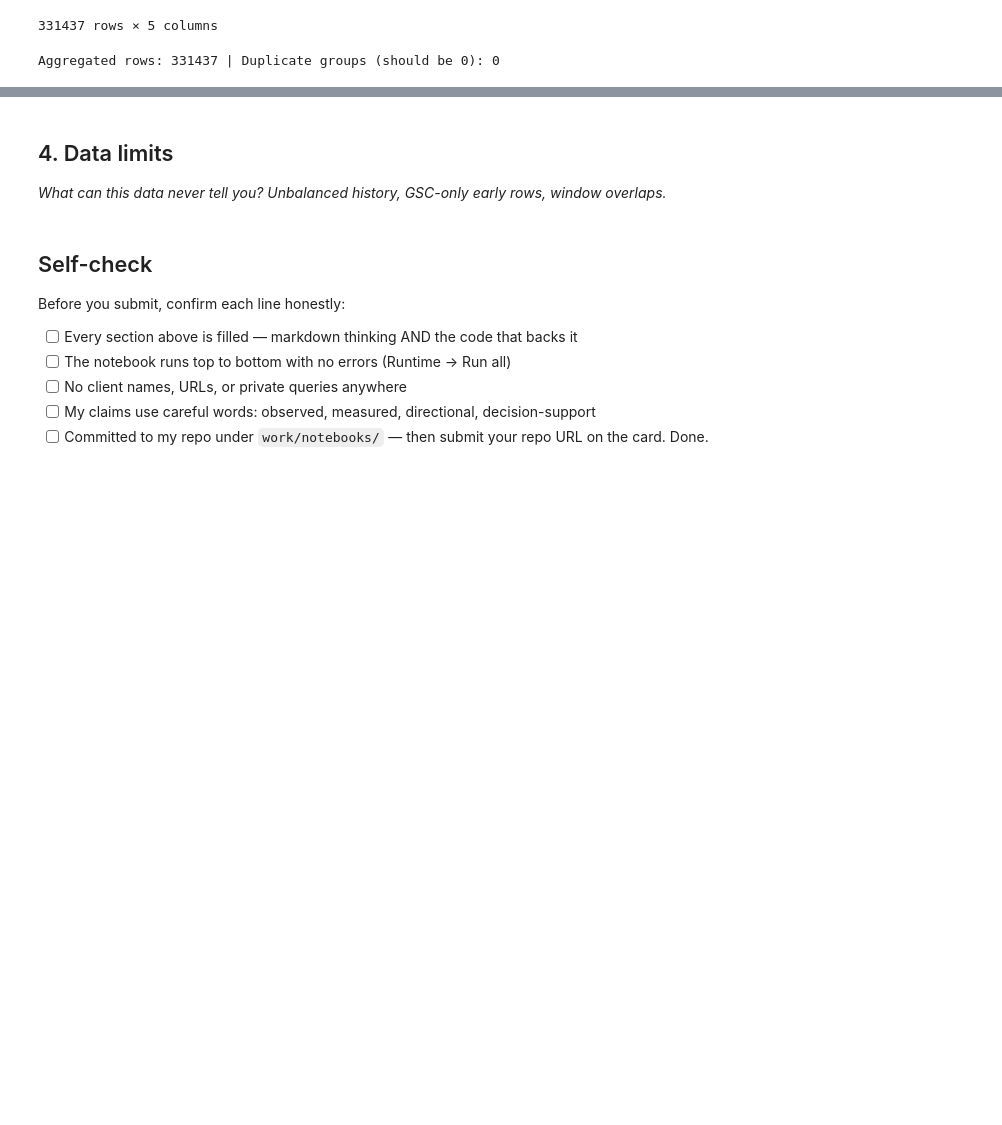
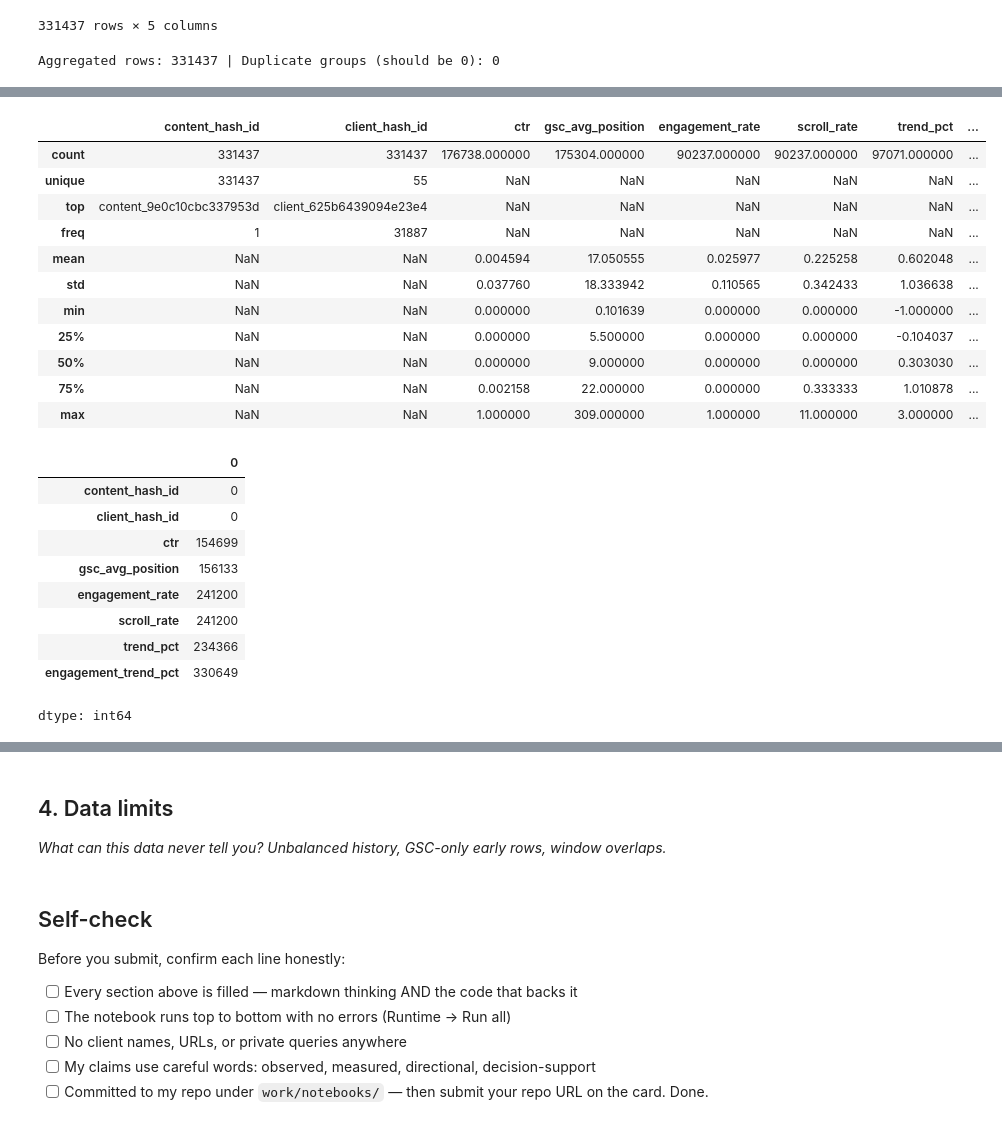
Before and after one commit to ammar-aa/Fly_rank_internship_repo, a Jupyter notebook: work/notebooks/w03_data_contract.ipynb, the cells around one changed output, grey strips where cells are left out. Cells and saved outputs as stored; diff of their text form; code cells hidden in the pictures; blank space fills up the shorter version.

```diff
--- a/work/notebooks/w03_data_contract.ipynb
+++ b/work/notebooks/w03_data_contract.ipynb
@@ -133,0 +258,42 @@ Aggregated rows: 331437 | Duplicate groups (should be 0): 0
+# %%
+MIN_VOLUME_GSC = 30   # gsc_impressions_prior floor -- impressions are naturally large-scale
+MIN_VOLUME_GA4 = 5    # ga4_engaged_sessions_prior floor -- engaged sessions are naturally small-scale
+TREND_CLIP = 3.0       # cap trend_pct-style ratios at +/-300% to control extreme small-base spikes
+
+feature_frame = con.sql(f"""
+    SELECT
+        m.content_hash_id,
+        m.client_hash_id,
+
+        -- feature 1: ctr
+        CASE WHEN m.gsc_impressions > 0 THEN m.gsc_clicks * 1.0 / m.gsc_impressions END AS ctr,
+
+        -- feature 2: gsc_avg_position (already averaged, excl. zeros)
+        m.gsc_avg_position,
+
+        -- feature 3: engagement_rate
+        CASE WHEN m.ga4_sessions > 0 THEN m.ga4_engaged_sessions * 1.0 / m.ga4_sessions END AS engagement_rate,
+
+        -- feature 4: scroll_rate
+        CASE WHEN m.ga4_sessions > 0 THEN m.scroll_events * 1.0 / m.ga4_sessions END AS scroll_rate,
+
+        -- feature 5a: trend_pct (GSC side), guarded + clipped
+        CASE WHEN f.gsc_impressions_prior >= {MIN_VOLUME_GSC}
+             THEN GREATEST(-{TREND_CLIP}, LEAST({TREND_CLIP},
+                (m.gsc_impressions - f.gsc_impressions_prior) * 1.0 / f.gsc_impressions_prior))
+        END AS trend_pct,
+
+        -- feature 5b: engagement_trend_pct (GA4 side), own guard + clip
+        CASE WHEN f.ga4_engaged_sessions_prior >= {MIN_VOLUME_GA4}
+             THEN GREATEST(-{TREND_CLIP}, LEAST({TREND_CLIP},
+                (m.ga4_engaged_sessions - f.ga4_engaged_sessions_prior) * 1.0 / f.ga4_engaged_sessions_prior))
+        END AS engagement_trend_pct
+
+    FROM march_agg m
+    LEFT JOIN feb_agg f
+        ON m.content_hash_id = f.content_hash_id
+        AND m.client_hash_id = f.client_hash_id
+""").df()
+
+print(len(feature_frame))
+feature_frame[['trend_pct', 'engagement_trend_pct']].describe()
@@ -133,0 +311,26 @@ Aggregated rows: 331437 | Duplicate groups (should be 0): 0
+# %%
+
+display(feature_frame.describe(include='all'),feature_frame.isna().sum())
+# %% [output]
+|  | content_hash_id | client_hash_id | ctr | gsc_avg_position | engagement_rate | scroll_rate | trend_pct | ... |
+| count | 331437 | 331437 | 176738.000000 | 175304.000000 | 90237.000000 | 90237.000000 | 97071.000000 | ... |
+| unique | 331437 | 55 | NaN | NaN | NaN | NaN | NaN | ... |
+| top | content_9e0c10cbc337953d | client_625b6439094e23e4 | NaN | NaN | NaN | NaN | NaN | ... |
+| freq | 1 | 31887 | NaN | NaN | NaN | NaN | NaN | ... |
+| mean | NaN | NaN | 0.004594 | 17.050555 | 0.025977 | 0.225258 | 0.602048 | ... |
+| std | NaN | NaN | 0.037760 | 18.333942 | 0.110565 | 0.342433 | 1.036638 | ... |
+| min | NaN | NaN | 0.000000 | 0.101639 | 0.000000 | 0.000000 | -1.000000 | ... |
+| 25% | NaN | NaN | 0.000000 | 5.500000 | 0.000000 | 0.000000 | -0.104037 | ... |
+| 50% | NaN | NaN | 0.000000 | 9.000000 | 0.000000 | 0.000000 | 0.303030 | ... |
+| 75% | NaN | NaN | 0.002158 | 22.000000 | 0.000000 | 0.333333 | 1.010878 | ... |
+| max | NaN | NaN | 1.000000 | 309.000000 | 1.000000 | 11.000000 | 3.000000 | ... |
+|  | 0 |
+| content_hash_id | 0 |
+| client_hash_id | 0 |
+| ctr | 154699 |
+| gsc_avg_position | 156133 |
+| engagement_rate | 241200 |
+| scroll_rate | 241200 |
+| trend_pct | 234366 |
+| engagement_trend_pct | 330649 |
+dtype: int64
```
Also changed, not shown: parts of 12 cells of this notebook.
